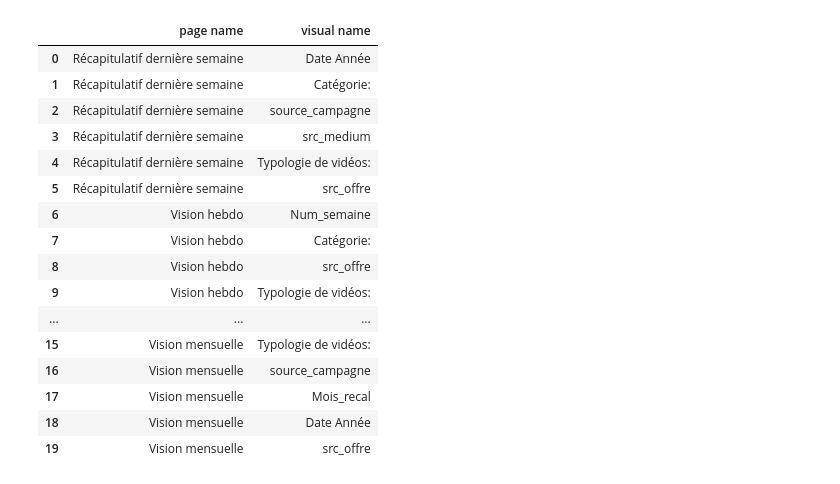
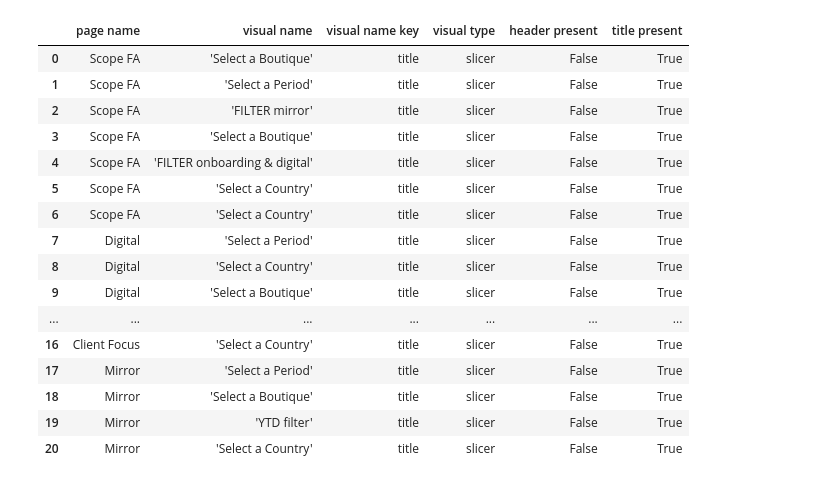
Before and after one commit to elevate-agency-data/PowerBI-LLM, a Jupyter notebook: test folder/python scripts/test.ipynb, the cells around one changed output. Saved outputs shown, nothing was run; the diff lists cells and outputs as text; code cells hidden in the pictures.

```diff
--- a/test folder/python scripts/test.ipynb
+++ b/test folder/python scripts/test.ipynb
@@ -16,6 +16,7 @@ load_dotenv()
 # Get API key from environment variable
 openai.api_key = os.getenv("OPENAI_API_KEY")
 # %%
-zip_file = '../pbip examples/contenus_ftv.zip'
+# zip_file = '../pbip examples/contenus_ftv.zip'
+zip_file = '../pbip examples/inchanel global.zip'
 report_json_content, model_bim_content, inner_folder_path, report_json_path, model_bim_path = extract_report_and_model(zip_file)
 # %%
@@ -41,21 +26,21 @@ report_json_content
 # %%
 df = build_df(report_json_content)
-df[['page name', 'visual name']]
+df
 # %% [output]
-|  | page name | visual name |
-| 0 | Récapitulatif dernière semaine | Date Année |
-| 1 | Récapitulatif dernière semaine | Catégorie: |
-| 2 | Récapitulatif dernière semaine | source_campagne |
-| 3 | Récapitulatif dernière semaine | src_medium |
-| 4 | Récapitulatif dernière semaine | Typologie de vidéos: |
-| 5 | Récapitulatif dernière semaine | src_offre |
-| 6 | Vision hebdo | Num_semaine |
-| 7 | Vision hebdo | Catégorie: |
-| 8 | Vision hebdo | src_offre |
-| 9 | Vision hebdo | Typologie de vidéos: |
-| ... | ... | ... |
-| 15 | Vision mensuelle | Typologie de vidéos: |
-| 16 | Vision mensuelle | source_campagne |
-| 17 | Vision mensuelle | Mois_recal |
-| 18 | Vision mensuelle | Date Année |
-| 19 | Vision mensuelle | src_offre |
+|  | page name | visual name | visual name key | visual type | header present | title present |
+| 0 | Scope FA | 'Select a Boutique' | title | slicer | False | True |
+| 1 | Scope FA | 'Select a Period' | title | slicer | False | True |
+| 2 | Scope FA | 'FILTER mirror' | title | slicer | False | True |
+| 3 | Scope FA | 'Select a Boutique' | title | slicer | False | True |
+| 4 | Scope FA | 'FILTER onboarding & digital' | title | slicer | False | True |
+| 5 | Scope FA | 'Select a Country' | title | slicer | False | True |
+| 6 | Scope FA | 'Select a Country' | title | slicer | False | True |
+| 7 | Digital | 'Select a Period' | title | slicer | False | True |
+| 8 | Digital | 'Select a Country' | title | slicer | False | True |
+| 9 | Digital | 'Select a Boutique' | title | slicer | False | True |
+| ... | ... | ... | ... | ... | ... | ... |
+| 16 | Client Focus | 'Select a Country' | title | slicer | False | True |
+| 17 | Mirror | 'Select a Period' | title | slicer | False | True |
+| 18 | Mirror | 'Select a Boutique' | title | slicer | False | True |
+| 19 | Mirror | 'YTD filter' | title | slicer | False | True |
+| 20 | Mirror | 'Select a Country' | title | slicer | False | True |
```
Also changed, not shown: parts of 4 cells of this notebook, 5 other files.
